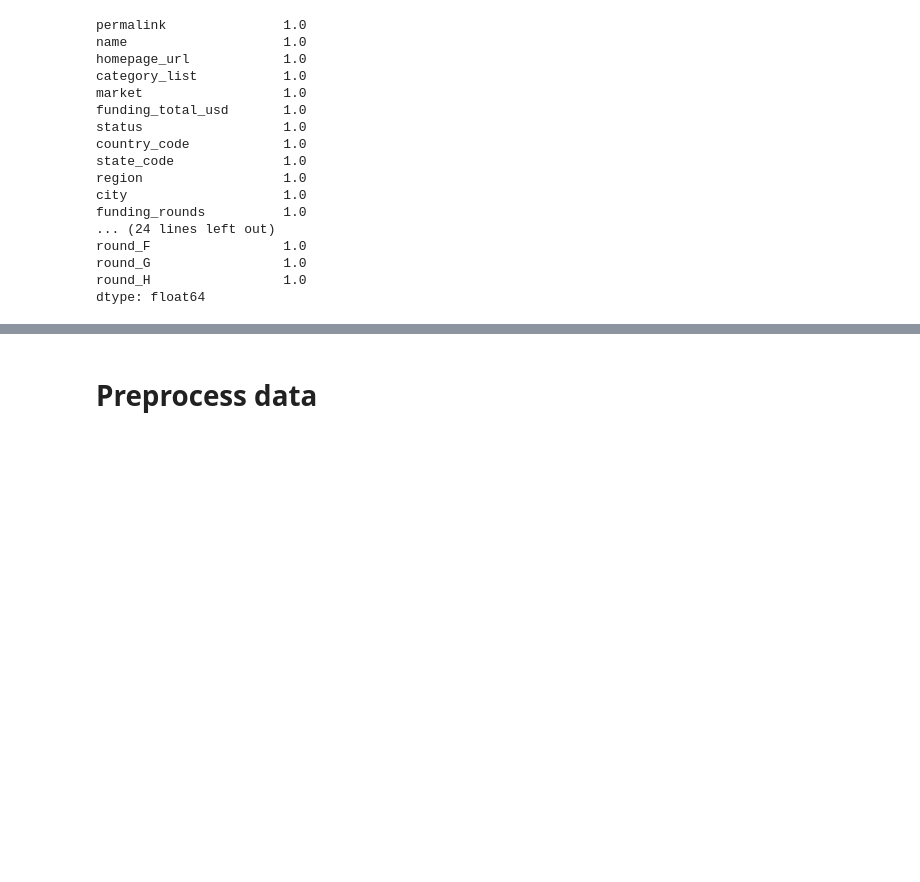
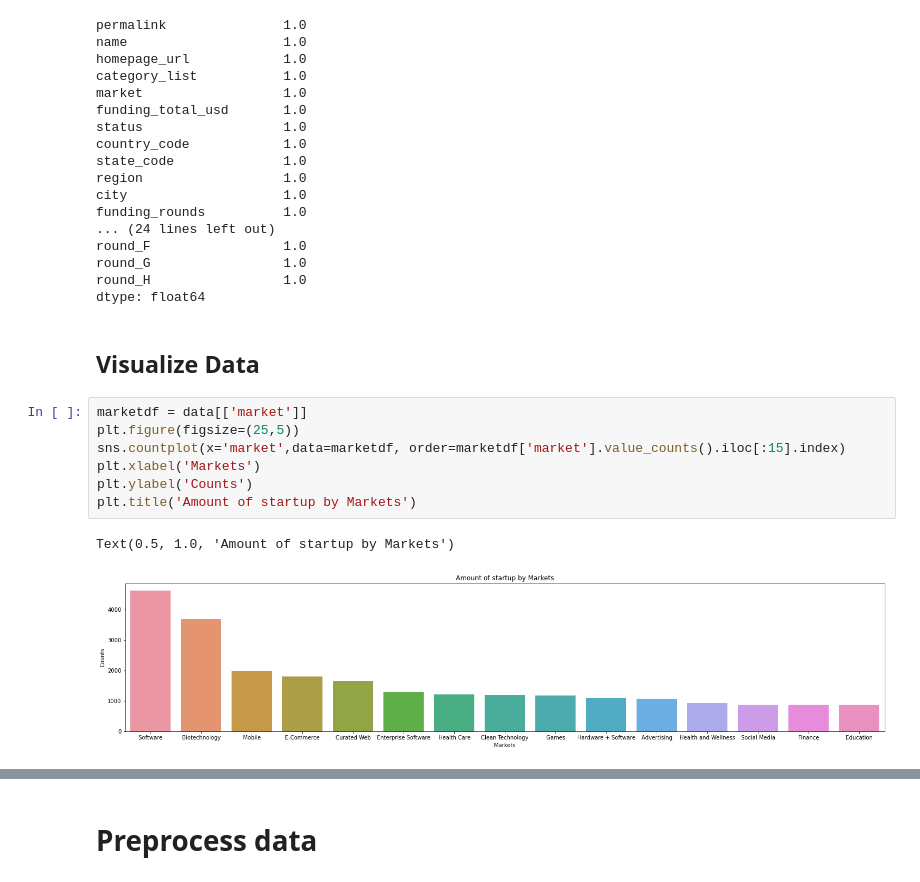
Before and after one commit to t-i-n-a-t/MachineLearning, a Jupyter notebook: Portfolio.ipynb, the cells around one changed output, grey strips where cells are left out. Saved outputs shown, nothing was run; the diff lists cells and outputs as text; blank space fills up the shorter version.

Commit message:
not running, visualization added

```diff
--- a/Portfolio.ipynb
+++ b/Portfolio.ipynb
@@ -115,3 +114,15 @@ round_F                 1.0
 round_G                 1.0
 round_H                 1.0
 dtype: float64
+# %% [markdown]
+## Visualize Data
+# %%
+marketdf = data[['market']]
+plt.figure(figsize=(25,5))
+sns.countplot(x='market',data=marketdf, order=marketdf['market'].value_counts().iloc[:15].index)
+plt.xlabel('Markets')
+plt.ylabel('Counts')
+plt.title('Amount of startup by Markets')
+# %% [output]
+Text(0.5, 1.0, 'Amount of startup by Markets')
+[figure, added]
```
Also changed, not shown: parts of 11 cells of this notebook.
